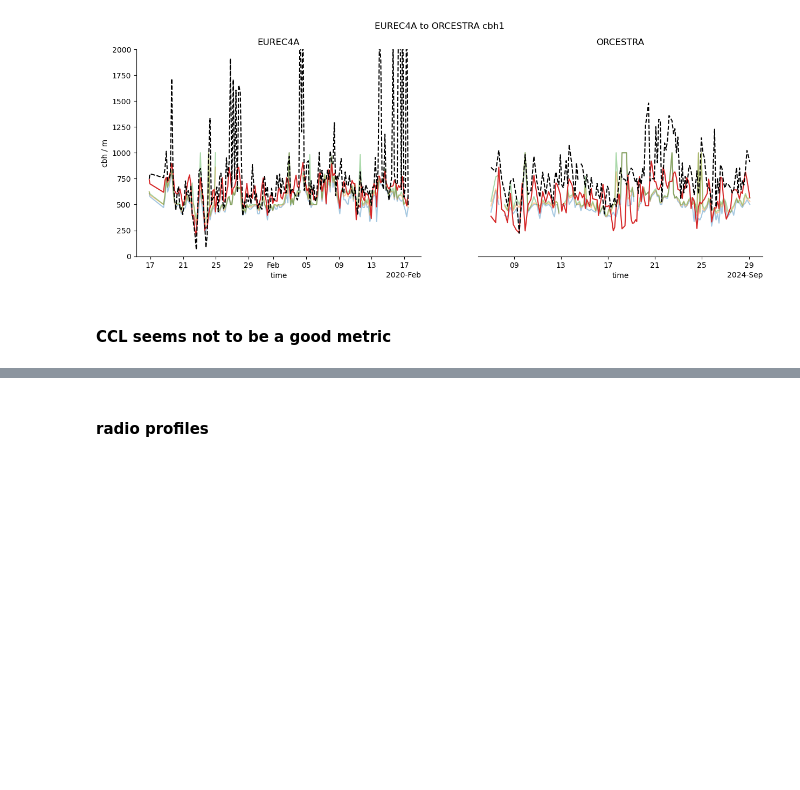
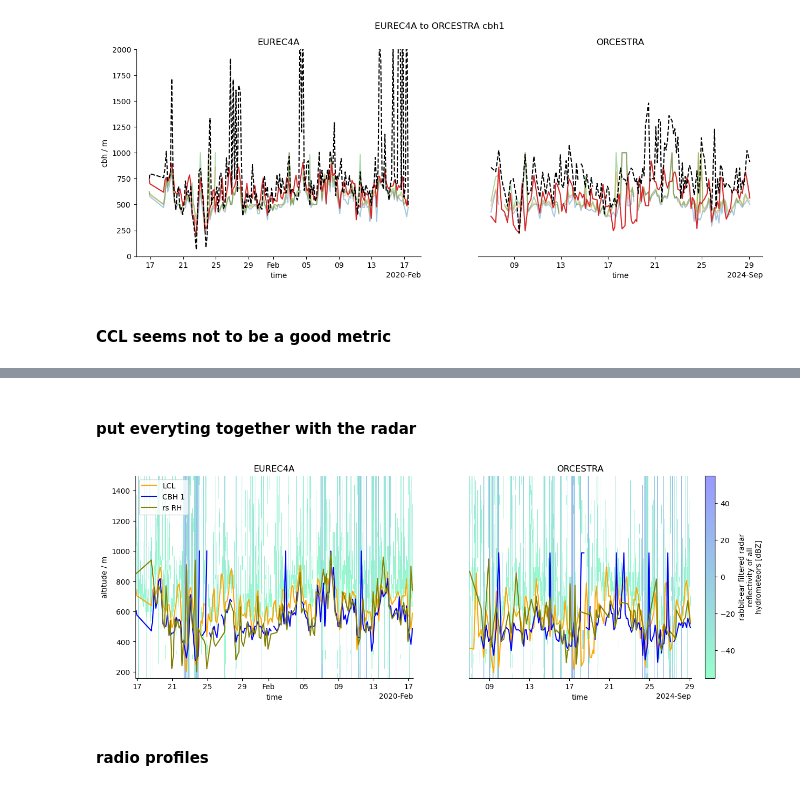
Before and after one commit to meteorologopazzo/BCO_observational, a Jupyter notebook: ceilometer.ipynb, the cells around one changed output, grey strips where cells are left out. Drawn from its saved outputs; the diff is of its cells as text; code cells hidden in the pictures; blank space fills up the shorter version.

Commit message:
campaign CBH comparison with radar, entrainment functional dependence set up on mean profiles

```diff
--- a/ceilometer.ipynb
+++ b/ceilometer.ipynb
@@ -461,0 +483,2 @@ plt.show()
+# %% [markdown]
+#### put everyting together with the radar
@@ -462,3 +513,44 @@ plt.show()
+# %%
+fig, ax = plt.subplots(1,2, figsize=(15,5))
+
+######### EU ##########
+
+mask = (mbrs_eu.Zf > -55.).compute()
+mbrs_eu.Zf.where(mask, drop=True).plot(ax=ax[0], x="time", cmap="winter_r", alpha=0.4, add_colorbar=False)
+
+cbh_lcl_eu.lcl_quantiles.isel(quantile_lcl=0).plot.line(ax=ax[0], x="launch_time", color="orange", label="LCL")
+cbh_lcl_eu.cbh_quantiles.isel(quantile=0).plot.line(ax=ax[0], x="launch_time", color="blue", label="CBH 1")
+
+rh_based_eu.__xarray_dataarray_variable__.plot.line(ax=ax[0], x="launch_time", color="olive", label="rs RH")
+
+ax[0].set_ylabel("altitude / m")
+ax[0].set_title("EUREC4A")
+ax[0].legend(loc="upper left")
+
+
+######## OR #############
+
+mask = (mbrs_or.Zf > -55.).compute()
+mbrs_or.Zf.where(mask, drop=True).plot(ax=ax[1], x="time", cmap="winter_r", alpha=0.4)
+
+cbh_lcl_or.lcl_quantiles.isel(quantile_lcl=0).plot.line(ax=ax[1], x="launch_time", color="orange", label="LCL")
+cbh_lcl_or.cbh_quantiles.isel(quantile=0).plot.line(ax=ax[1], x="launch_time", color="blue", label="CBH 1")
+
+rh_based_or.__xarray_dataarray_variable__.plot.line(ax=ax[1], x="launch_time", color="olive", label="rs RH")
+
+
+
+ax[1].spines["left"].set_visible(False)
+ax[1].yaxis.set_visible(False)
+ax[1].set_title("ORCESTRA")
+
+
+for x in ax:
+    x.set_xlabel("time")
+    for spine in ['top', 'right']:
+        x.spines[spine].set_visible(False)
+# %% [output]
+[figure, added]
 # %% [markdown]
 #### radio profiles
 # %%
```
Also changed, not shown: parts of 3 cells of this notebook, 3 other files.
